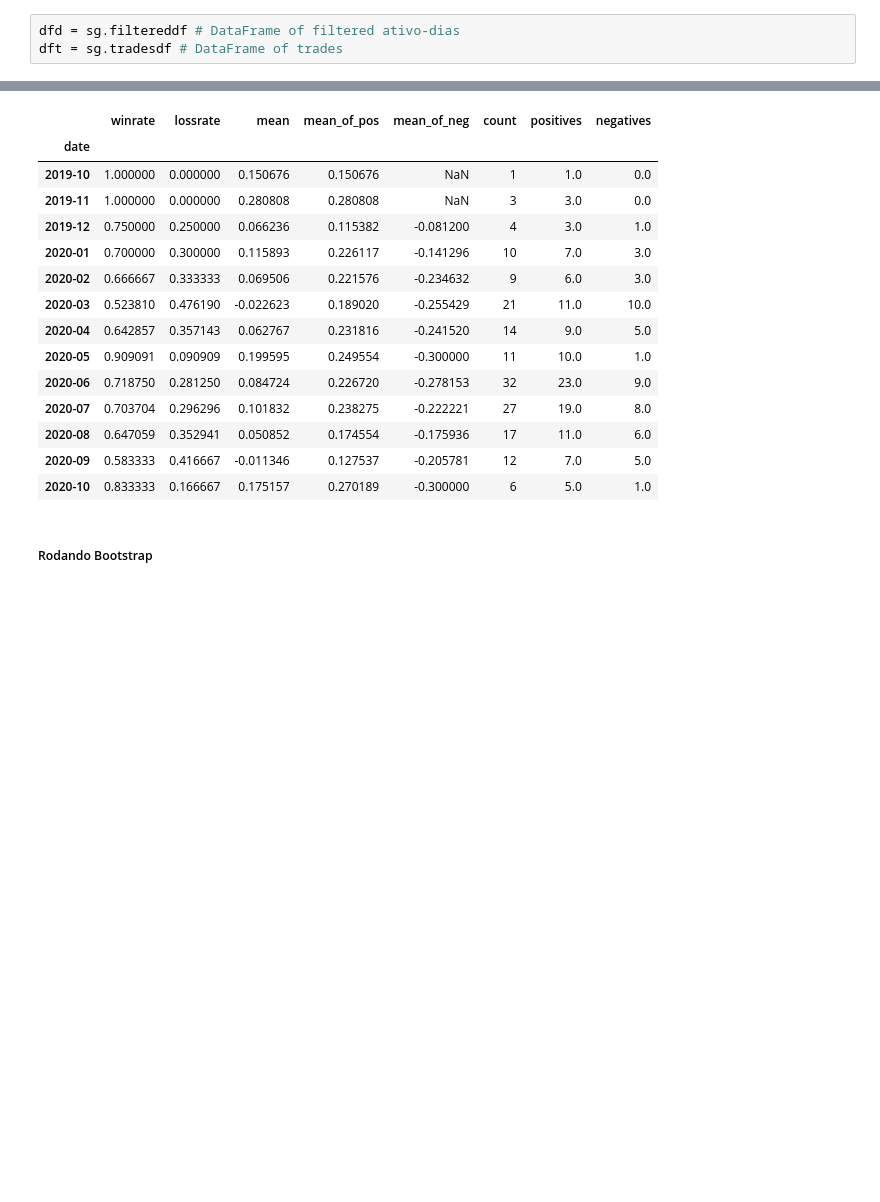
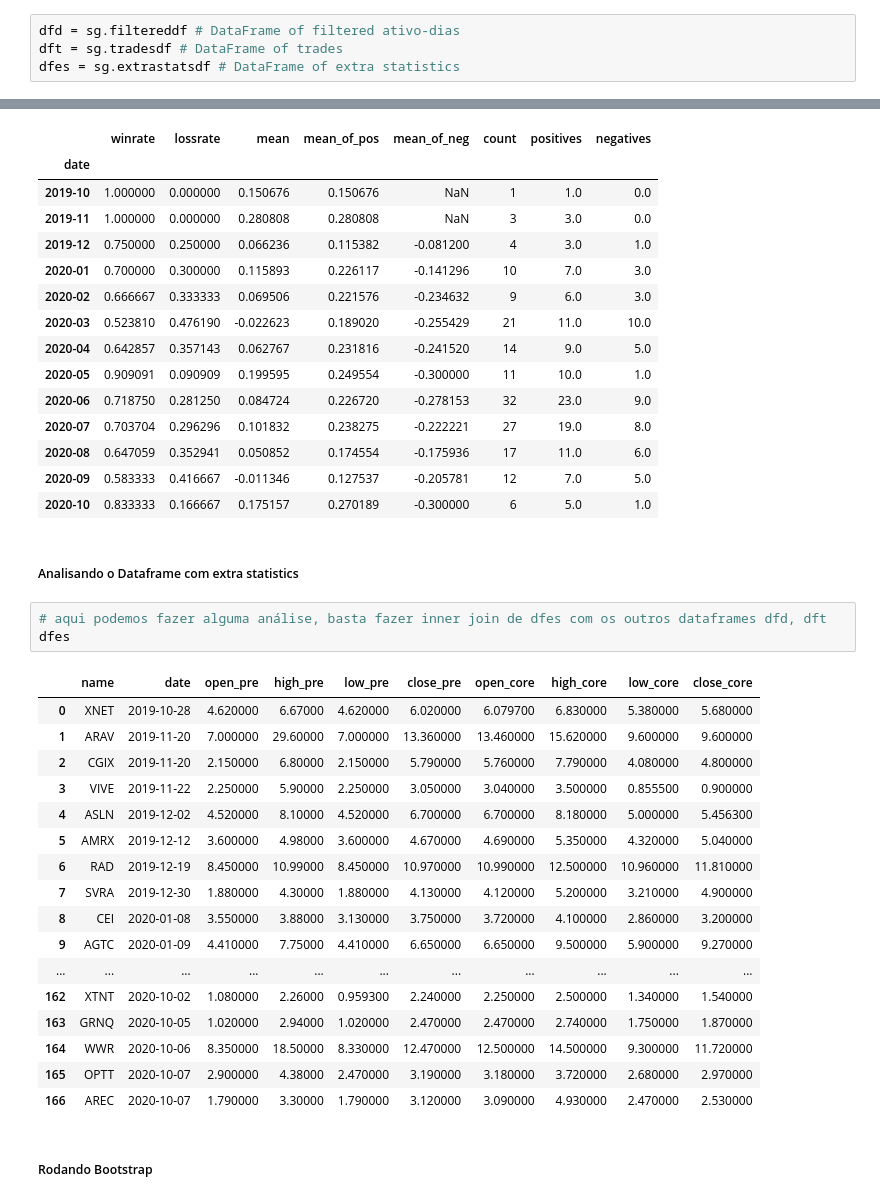
Before and after one commit to gustcomer/pynnystock_analyser, a Jupyter notebook: Estrategia-Using TradesAnalyser.ipynb, the cells around one changed output, grey strips where cells are left out. Drawn from its saved outputs; the diff is of its cells as text; blank space fills up the shorter version.

Commit message:
Extra statistics adicionadas

```diff
--- a/Estrategia-Using TradesAnalyser.ipynb
+++ b/Estrategia-Using TradesAnalyser.ipynb
@@ -79,6 +79,7 @@ sim.openTrades('case1_trades.pkl')
 # %%
 dfd = sg.filtereddf # DataFrame of filtered ativo-dias
 dft = sg.tradesdf # DataFrame of trades
+dfes = sg.extrastatsdf # DataFrame of extra statistics
 # %% [markdown]
 ##### Algumas análises da simulação
 # %%
@@ -189,6 +190,29 @@ dftr.groupby(dftr['date'].dt.to_period('M')).agg(
 | 2020-08 | 0.647059 | 0.352941 | 0.050852 | 0.174554 | -0.175936 | 17 | 11.0 | 6.0 |
 | 2020-09 | 0.583333 | 0.416667 | -0.011346 | 0.127537 | -0.205781 | 12 | 7.0 | 5.0 |
 | 2020-10 | 0.833333 | 0.166667 | 0.175157 | 0.270189 | -0.300000 | 6 | 5.0 | 1.0 |
+# %% [markdown]
+##### Analisando o Dataframe com extra statistics
+# %%
+# aqui podemos fazer alguma análise, basta fazer inner join de dfes com os outros dataframes dfd, dft
+dfes
+# %% [output]
+|  | name | date | open_pre | high_pre | low_pre | close_pre | open_core | high_core | low_core | close_core |
+| 0 | XNET | 2019-10-28 | 4.620000 | 6.67000 | 4.620000 | 6.020000 | 6.079700 | 6.830000 | 5.380000 | 5.680000 |
+| 1 | ARAV | 2019-11-20 | 7.000000 | 29.60000 | 7.000000 | 13.360000 | 13.460000 | 15.620000 | 9.600000 | 9.600000 |
+| 2 | CGIX | 2019-11-20 | 2.150000 | 6.80000 | 2.150000 | 5.790000 | 5.760000 | 7.790000 | 4.080000 | 4.800000 |
+| 3 | VIVE | 2019-11-22 | 2.250000 | 5.90000 | 2.250000 | 3.050000 | 3.040000 | 3.500000 | 0.855500 | 0.900000 |
+| 4 | ASLN | 2019-12-02 | 4.520000 | 8.10000 | 4.520000 | 6.700000 | 6.700000 | 8.180000 | 5.000000 | 5.456300 |
+| 5 | AMRX | 2019-12-12 | 3.600000 | 4.98000 | 3.600000 | 4.670000 | 4.690000 | 5.350000 | 4.320000 | 5.040000 |
+| 6 | RAD | 2019-12-19 | 8.450000 | 10.99000 | 8.450000 | 10.970000 | 10.990000 | 12.500000 | 10.960000 | 11.810000 |
+| 7 | SVRA | 2019-12-30 | 1.880000 | 4.30000 | 1.880000 | 4.130000 | 4.120000 | 5.200000 | 3.210000 | 4.900000 |
+| 8 | CEI | 2020-01-08 | 3.550000 | 3.88000 | 3.130000 | 3.750000 | 3.720000 | 4.100000 | 2.860000 | 3.200000 |
+| 9 | AGTC | 2020-01-09 | 4.410000 | 7.75000 | 4.410000 | 6.650000 | 6.650000 | 9.500000 | 5.900000 | 9.270000 |
+| ... | ... | ... | ... | ... | ... | ... | ... | ... | ... | ... |
+| 162 | XTNT | 2020-10-02 | 1.080000 | 2.26000 | 0.959300 | 2.240000 | 2.250000 | 2.500000 | 1.340000 | 1.540000 |
+| 163 | GRNQ | 2020-10-05 | 1.020000 | 2.94000 | 1.020000 | 2.470000 | 2.470000 | 2.740000 | 1.750000 | 1.870000 |
+| 164 | WWR | 2020-10-06 | 8.350000 | 18.50000 | 8.330000 | 12.470000 | 12.500000 | 14.500000 | 9.300000 | 11.720000 |
+| 165 | OPTT | 2020-10-07 | 2.900000 | 4.38000 | 2.470000 | 3.190000 | 3.180000 | 3.720000 | 2.680000 | 2.970000 |
+| 166 | AREC | 2020-10-07 | 1.790000 | 3.30000 | 1.790000 | 3.120000 | 3.090000 | 4.930000 | 2.470000 | 2.530000 |
 # %% [markdown]
 ##### Rodando Bootstrap
 # %%
```
Also changed, not shown: parts of 4 cells of this notebook, 2 other files.
